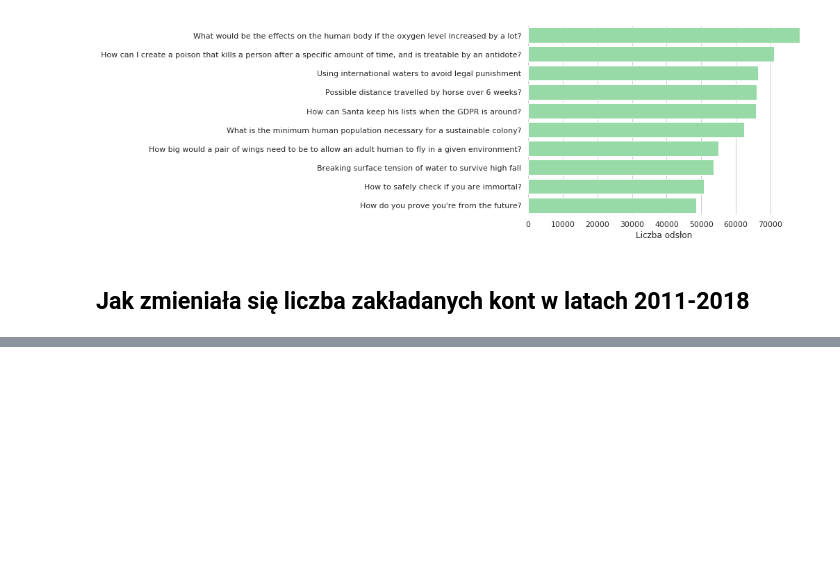
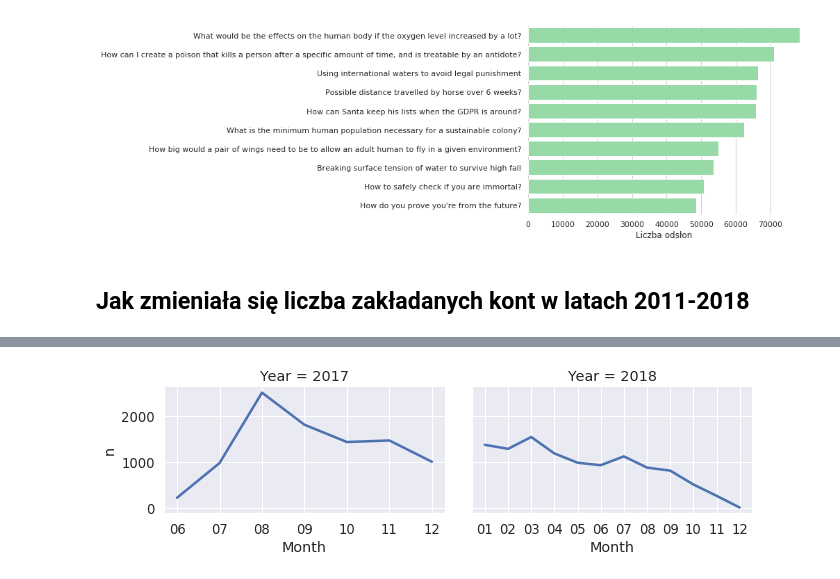
Before and after one commit to paldynaagata/StackExchangeWebsitesDataAnalysis, a Jupyter notebook: PADPY/data_analys.ipynb, the cells around one changed output, grey strips where cells are left out. Cells and saved outputs as stored; diff of their text form; code cells hidden in the pictures; blank space fills up the shorter version.

```diff
--- a/PADPY/data_analys.ipynb
+++ b/PADPY/data_analys.ipynb
@@ -247 +250,28 @@ plt.savefig("wykresy/q1/fitness.png")
+# %%
+#INTERPERSONAL
+x = interpersonal["UsersI"].loc[:,["Id", "CreationDate"]]
+year=x["CreationDate"].str.slice(0,4)
+
+month=x["CreationDate"].str.slice(5,7)
+
+
+x["Year"]=pd.Series(year)
+x["Month"]=pd.Series(month)
+x = x.groupby(["Year", "Month"]).size().reset_index()
+
+x = x.rename(str,columns={0:"n"})
+# x
+# y = x.iloc[0:6]
+# sns.relplot(x="Month", y="n", kind="line", data=y)
+x.to_csv("dane_posrednie/q1/interpersonal.csv", sep='\t')
+
+plt = sns.relplot(x="Month", y="n",
+            col="Year", col_wrap=4,
+            height=3,dashes=True, aspect=1.5, linewidth=2.5,facet_kws=dict(sharex=False),
+            kind="line", data=x);
+
+plt
+plt.savefig("wykresy/q1/interpersonal.png")
+# %% [output]
+[figure, added]
 # %%
```
Also changed, not shown: parts of 6 cells of this notebook, 5 other files.
